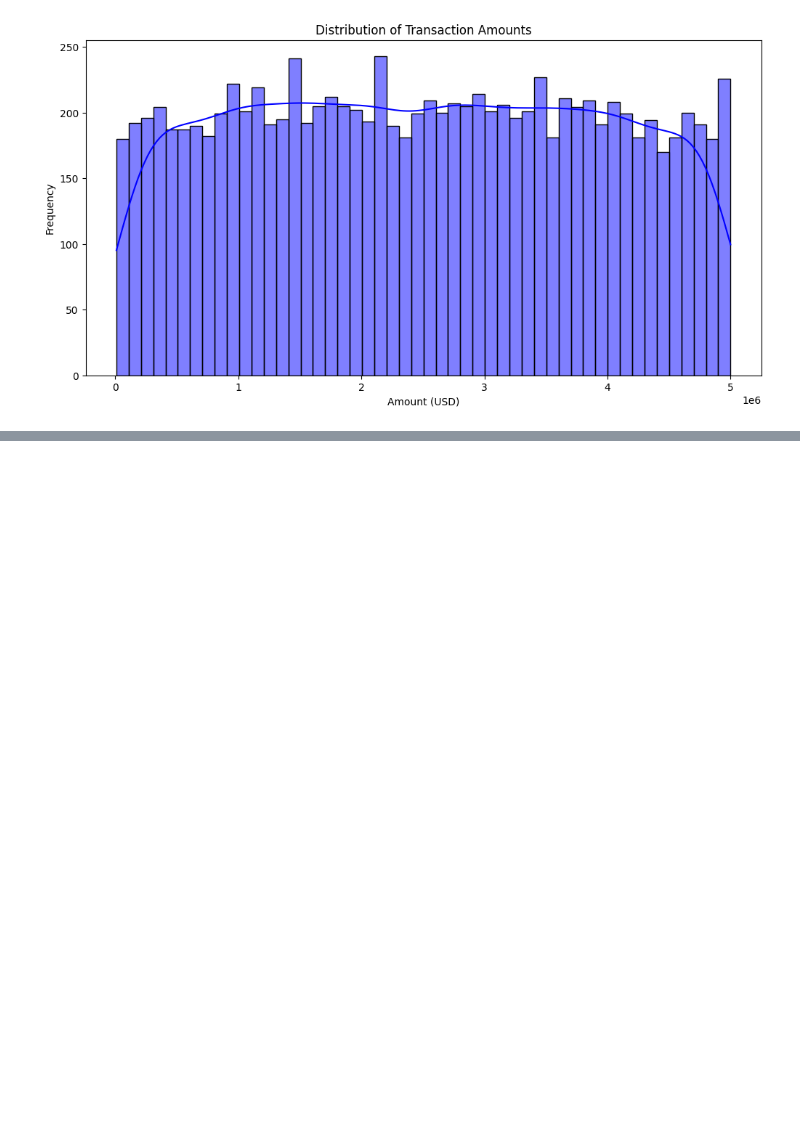
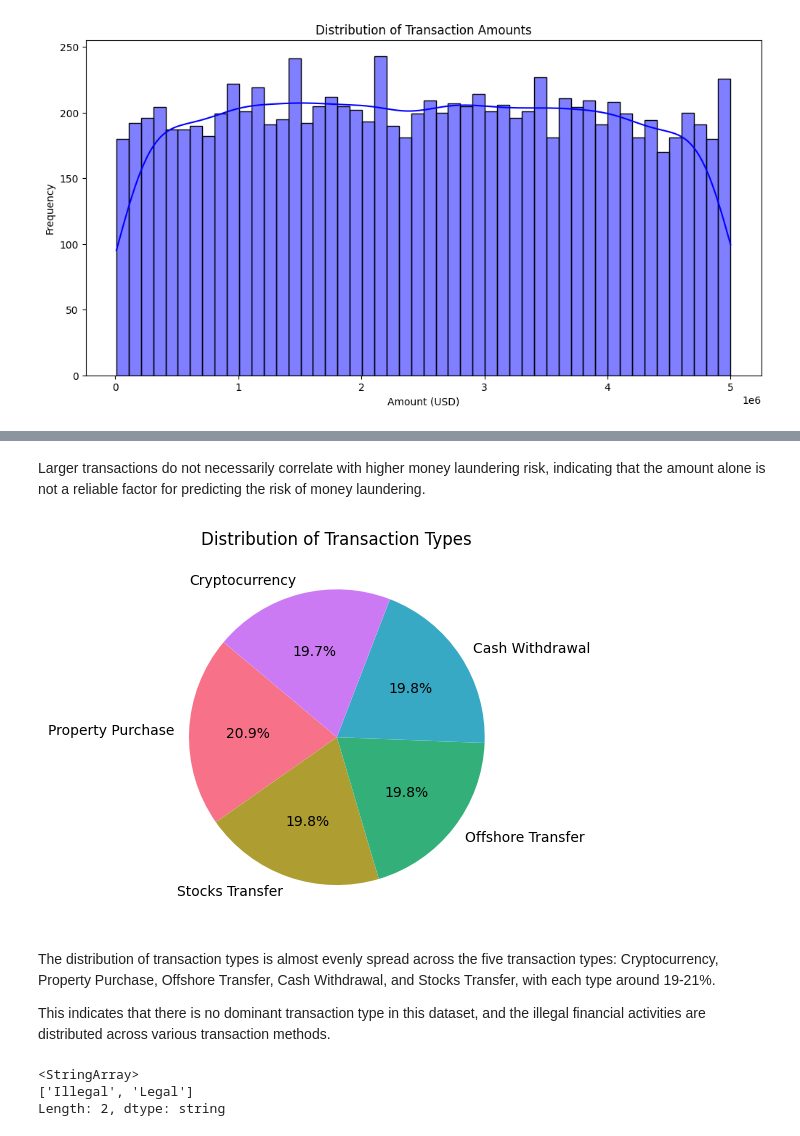
Before and after one commit to muhammadahmed73/Final-Project, a Jupyter notebook: 22031216_UOH_Final_Project.ipynb, the cells around one changed output, grey strips where cells are left out. Cells and saved outputs as stored; diff of their text form; code cells hidden in the pictures; blank space fills up the shorter version.

```diff
--- a/22031216_UOH_Final_Project.ipynb
+++ b/22031216_UOH_Final_Project.ipynb
@@ -242,0 +296,19 @@ plt.show()
+# %% [markdown]
+Larger transactions do not necessarily correlate with higher money laundering risk, indicating that the amount alone is not a reliable factor for predicting the risk of money laundering.
+# %%
+df['Transaction Type'].value_counts().plot.pie(autopct='%1.1f%%', startangle=140, colors=sns.color_palette('husl', n_colors=df['Transaction Type'].nunique()))
+plt.title('Distribution of Transaction Types')
+plt.ylabel('')
+plt.show()
+# %% [output]
+[figure, added]
+# %% [markdown]
+The distribution of transaction types is almost evenly spread across the five transaction types: Cryptocurrency, Property Purchase, Offshore Transfer, Cash Withdrawal, and Stocks Transfer, with each type around 19-21%.
+
+This indicates that there is no dominant transaction type in this dataset, and the illegal financial activities are distributed across various transaction methods.
+# %%
+df['Source of Money'].unique()
+# %% [output]
+<StringArray>
+['Illegal', 'Legal']
+Length: 2, dtype: string
```
Also changed, not shown: parts of 16 cells of this notebook.
